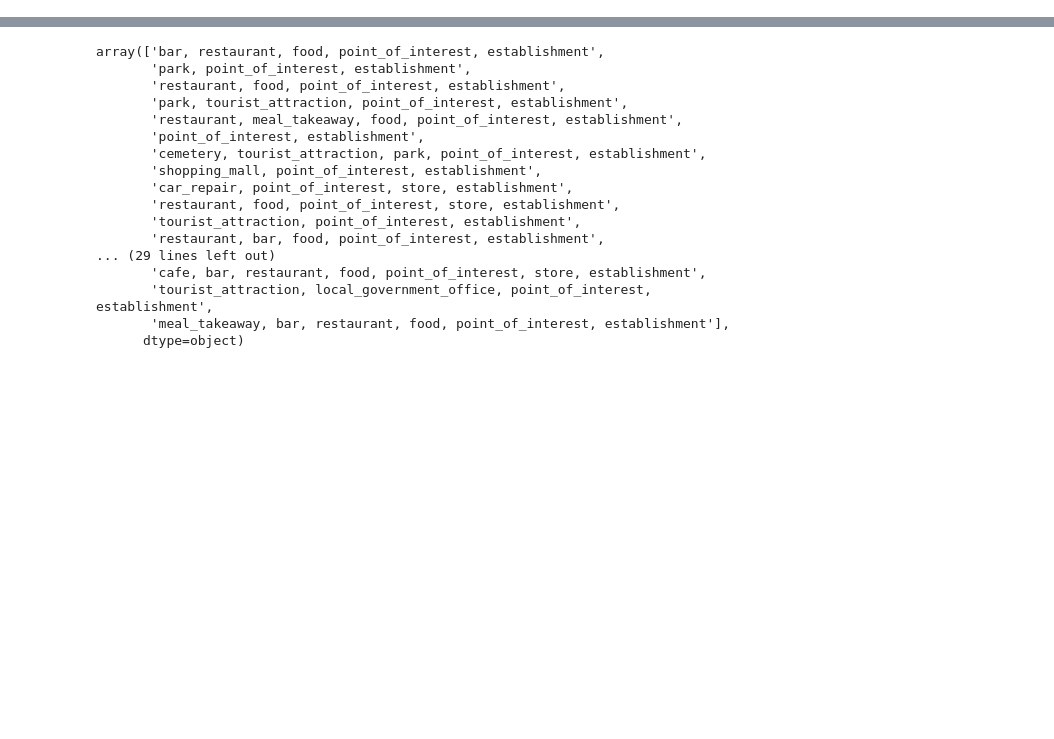
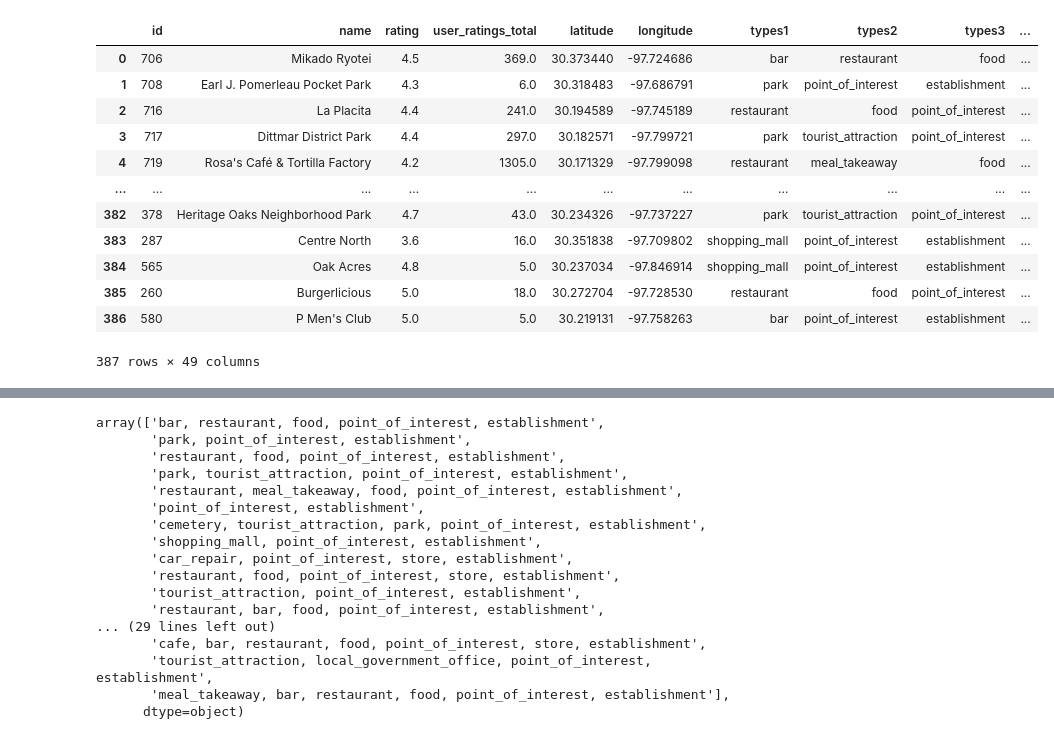
Before and after one commit to cmoeser5/Develop-Austin-ML, a Jupyter notebook: notebooks/machine_learning.ipynb, the cells around one changed output, grey strips where cells are left out. Saved outputs shown, nothing was run; the diff lists cells and outputs as text; code cells hidden in the pictures; blank space fills up the shorter version.

```diff
--- a/notebooks/machine_learning.ipynb
+++ b/notebooks/machine_learning.ipynb
@@ -17,0 +26,2 @@ df = pd.read_csv("../data/location3.csv").set_index("name")
+# %%
+column_values = df[["types1","types2"]].values.ravel()
@@ -34,0 +60,19 @@ df
+# %%
+for i in unique_values:
+    df[i]= 0
+
+df
+# %% [output]
+|  | id | name | rating | user_ratings_total | latitude | longitude | types1 | types2 | types3 | ... |
+| 0 | 706 | Mikado Ryotei | 4.5 | 369.0 | 30.373440 | -97.724686 | bar | restaurant | food | ... |
+| 1 | 708 | Earl J. Pomerleau Pocket Park | 4.3 | 6.0 | 30.318483 | -97.686791 | park | point_of_interest | establishment | ... |
+| 2 | 716 | La Placita | 4.4 | 241.0 | 30.194589 | -97.745189 | restaurant | food | point_of_interest | ... |
+| 3 | 717 | Dittmar District Park | 4.4 | 297.0 | 30.182571 | -97.799721 | park | tourist_attraction | point_of_interest | ... |
+| 4 | 719 | Rosa's Café & Tortilla Factory | 4.2 | 1305.0 | 30.171329 | -97.799098 | restaurant | meal_takeaway | food | ... |
+| ... | ... | ... | ... | ... | ... | ... | ... | ... | ... | ... |
+| 382 | 378 | Heritage Oaks Neighborhood Park | 4.7 | 43.0 | 30.234326 | -97.737227 | park | tourist_attraction | point_of_interest | ... |
+| 383 | 287 | Centre North | 3.6 | 16.0 | 30.351838 | -97.709802 | shopping_mall | point_of_interest | establishment | ... |
+| 384 | 565 | Oak Acres | 4.8 | 5.0 | 30.237034 | -97.846914 | shopping_mall | point_of_interest | establishment | ... |
+| 385 | 260 | Burgerlicious | 5.0 | 18.0 | 30.272704 | -97.728530 | restaurant | food | point_of_interest | ... |
+| 386 | 580 | P Men's Club | 5.0 | 5.0 | 30.219131 | -97.758263 | bar | point_of_interest | establishment | ... |
+387 rows × 49 columns
```
Also changed, not shown: parts of 49 cells of this notebook.
